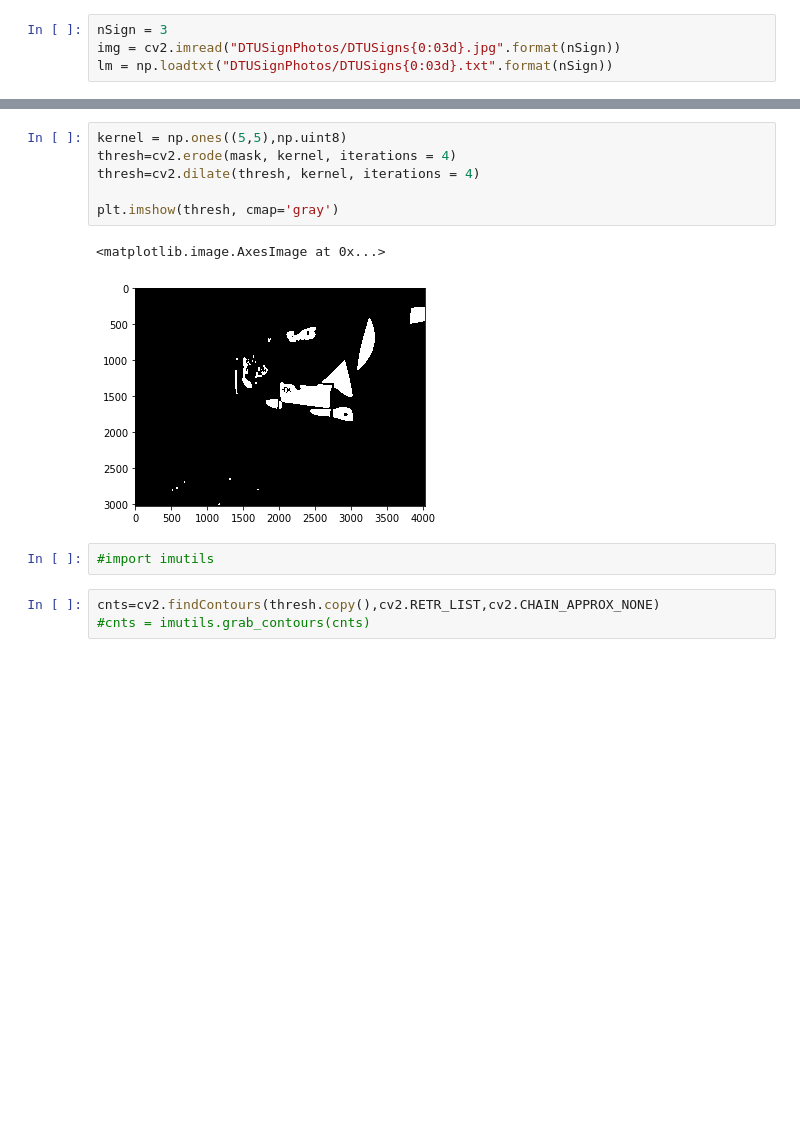
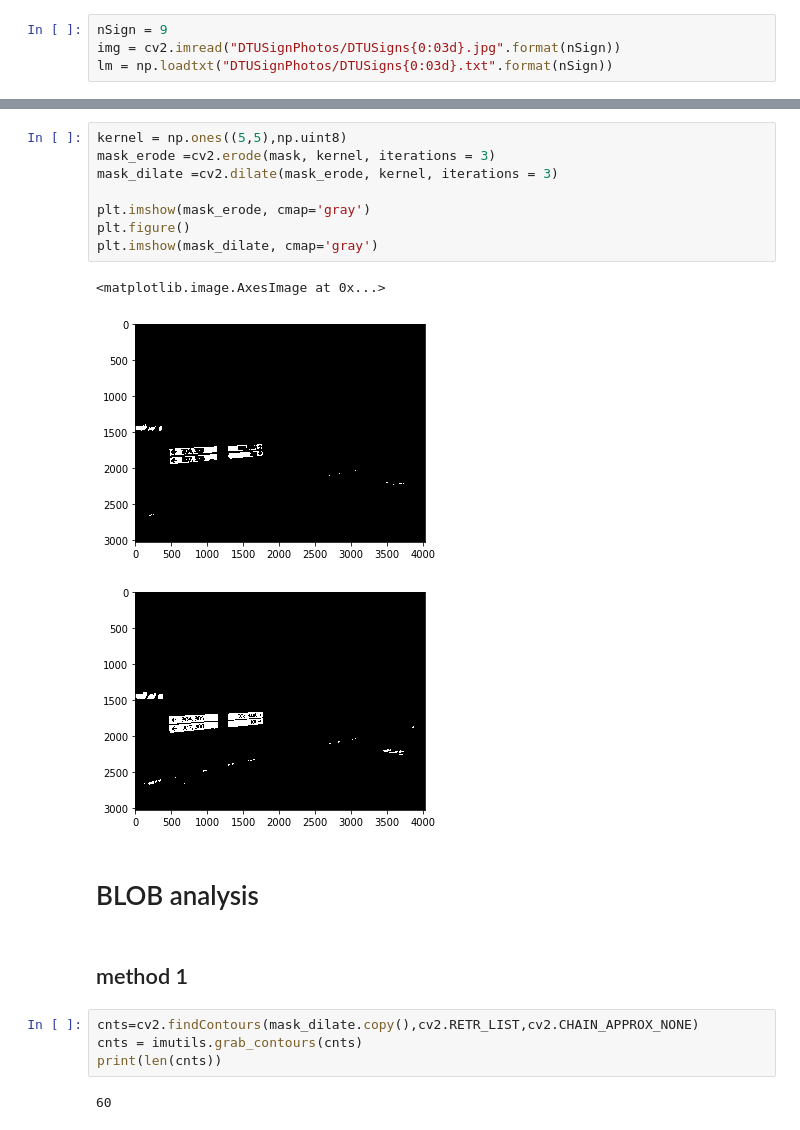
Before and after one commit to pearlww/Image-Analysis, a Jupyter notebook: sign picker.ipynb, the cells around one changed output, grey strips where cells are left out. Cells and saved outputs as stored; diff of their text form; blank space fills up the shorter version.

Commit message:
add blob detection

```diff
--- a/sign picker.ipynb
+++ b/sign picker.ipynb
@@ -6,4 +8,4 @@ from matplotlib import pyplot as plt
 # %%
-nSign = 3
+nSign = 9
 img = cv2.imread("DTUSignPhotos/DTUSigns{0:03d}.jpg".format(nSign))
 lm = np.loadtxt("DTUSignPhotos/DTUSigns{0:03d}.txt".format(nSign))
@@ -53,15 +54,23 @@ plt.imshow(output)
 # %%
 kernel = np.ones((5,5),np.uint8)
-thresh=cv2.erode(mask, kernel, iterations = 4)
-thresh=cv2.dilate(thresh, kernel, iterations = 4)
+mask_erode =cv2.erode(mask, kernel, iterations = 3)
+mask_dilate =cv2.dilate(mask_erode, kernel, iterations = 3)
 
-plt.imshow(thresh, cmap='gray')
+plt.imshow(mask_erode, cmap='gray')
+plt.figure()
+plt.imshow(mask_dilate, cmap='gray')
 # %% [output]
 <matplotlib.image.AxesImage at 0x...>
-[figure, old version]
+[figure, new version]
+[figure, added]
-# %%
-#import imutils
+# %% [markdown]
+# BLOB analysis
+# %% [markdown]
+## method 1
 # %%
-cnts=cv2.findContours(thresh.copy(),cv2.RETR_LIST,cv2.CHAIN_APPROX_NONE)
-#cnts = imutils.grab_contours(cnts)
+cnts=cv2.findContours(mask_dilate.copy(),cv2.RETR_LIST,cv2.CHAIN_APPROX_NONE)
+cnts = imutils.grab_contours(cnts)
+print(len(cnts))
+# %% [output]
+60
 # %%
```
Also changed, not shown: parts of 14 cells of this notebook.
